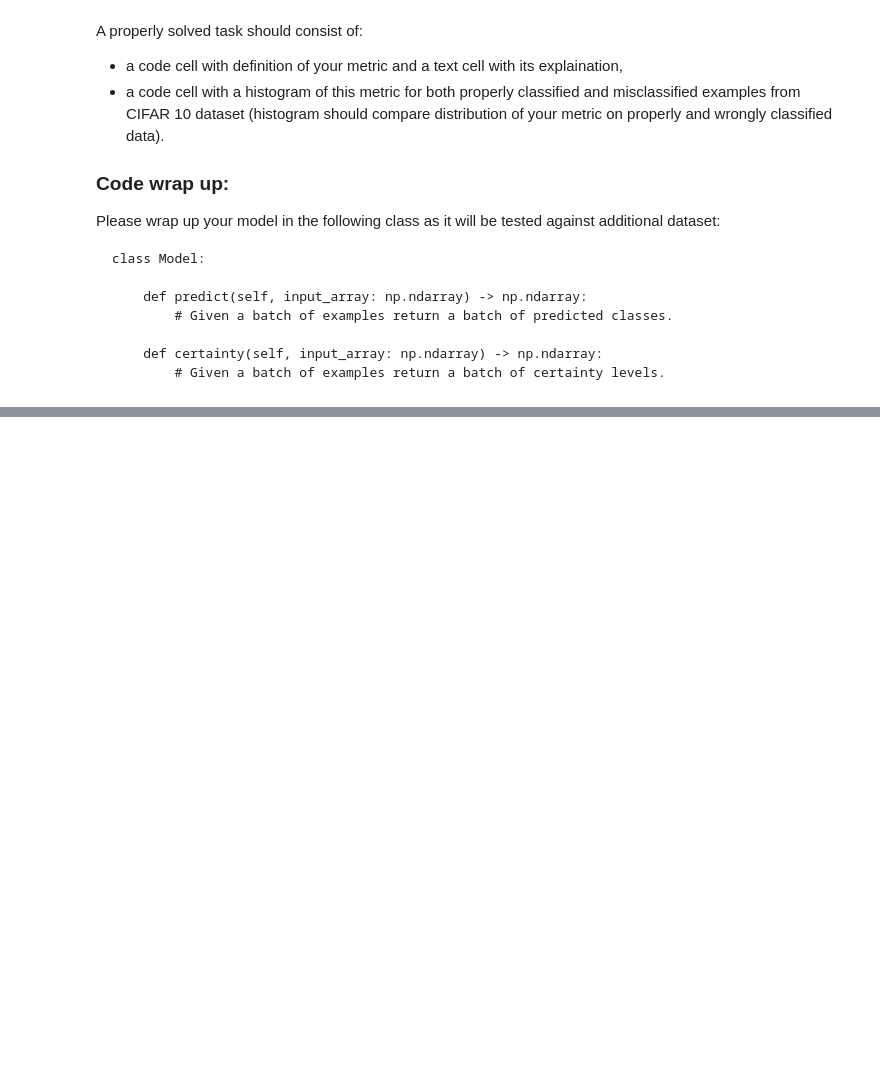
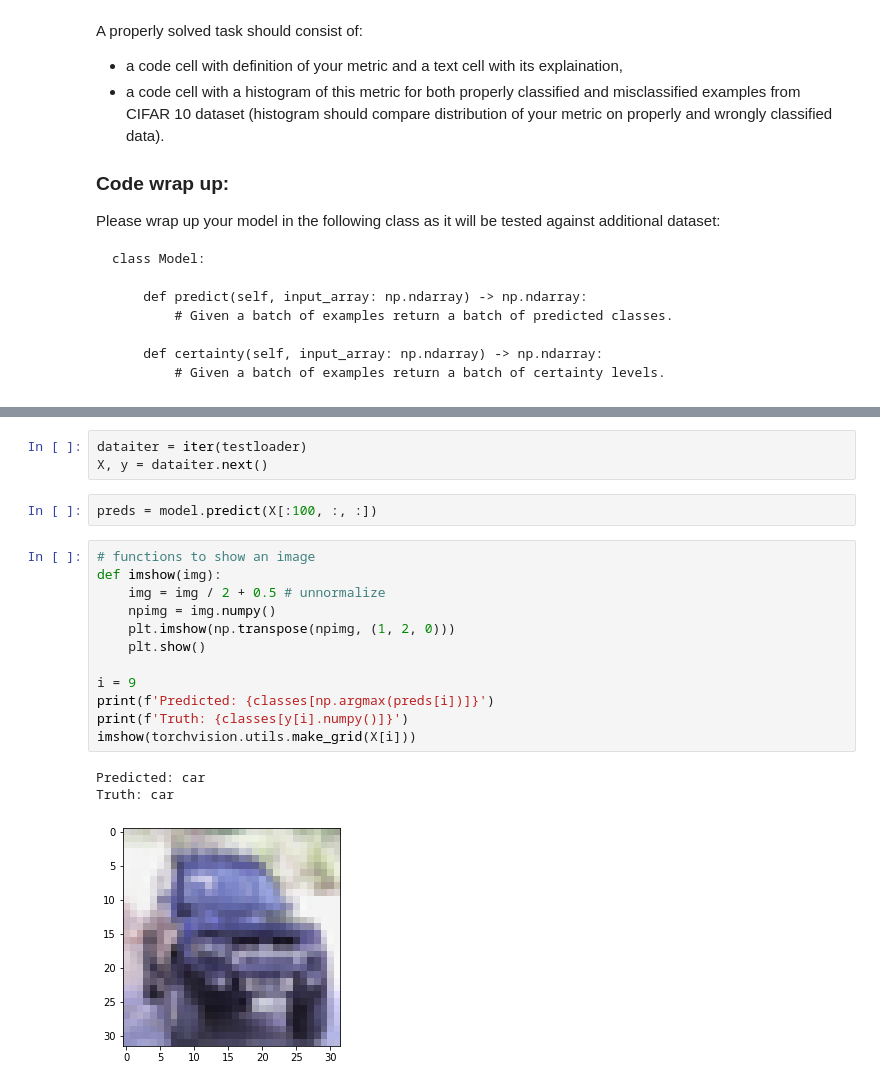
Before and after one commit to swynml/resnet50_implementation, a Jupyter notebook: SF_task.ipynb, the cells around one changed output, grey strips where cells are left out. Saved outputs shown, nothing was run; the diff lists cells and outputs as text; blank space fills up the shorter version.

Commit message:
preparing final report with images

```diff
--- a/SF_task.ipynb
+++ b/SF_task.ipynb
@@ -211,0 +344,21 @@ Files already downloaded and verified
+# %%
+dataiter = iter(testloader)
+X, y = dataiter.next()
+# %%
+preds = model.predict(X[:100, :, :])
+# %%
+# functions to show an image
+def imshow(img):
+    img = img / 2 + 0.5 # unnormalize
+    npimg = img.numpy()
+    plt.imshow(np.transpose(npimg, (1, 2, 0)))
+    plt.show()
+
+i = 9
+print(f'Predicted: {classes[np.argmax(preds[i])]}')
+print(f'Truth: {classes[y[i].numpy()]}')
+imshow(torchvision.utils.make_grid(X[i]))
+# %% [output]
+Predicted: car
+Truth: car
+[figure, added]
```
Also changed, not shown: parts of 19 cells of this notebook, 4 other files.
